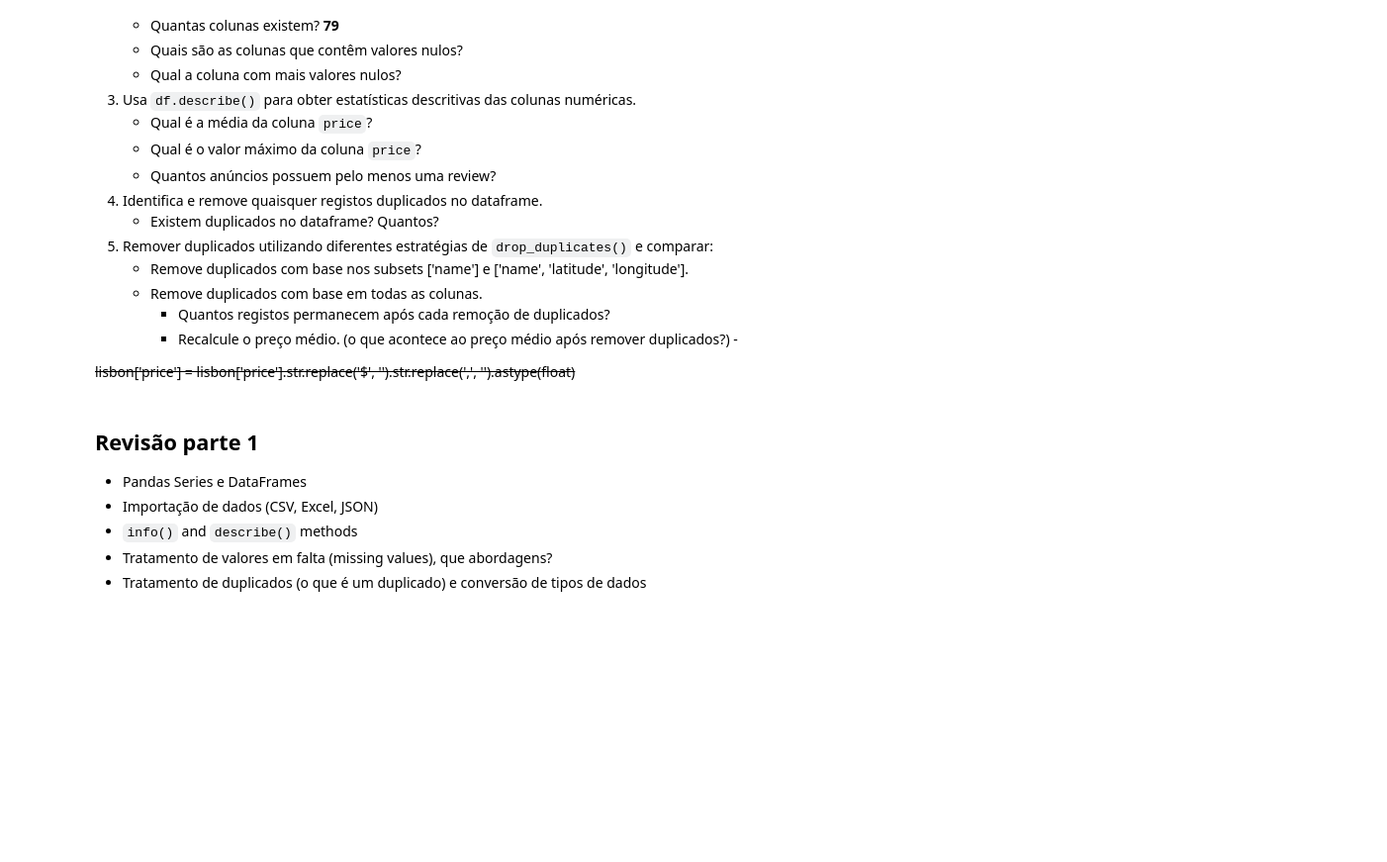
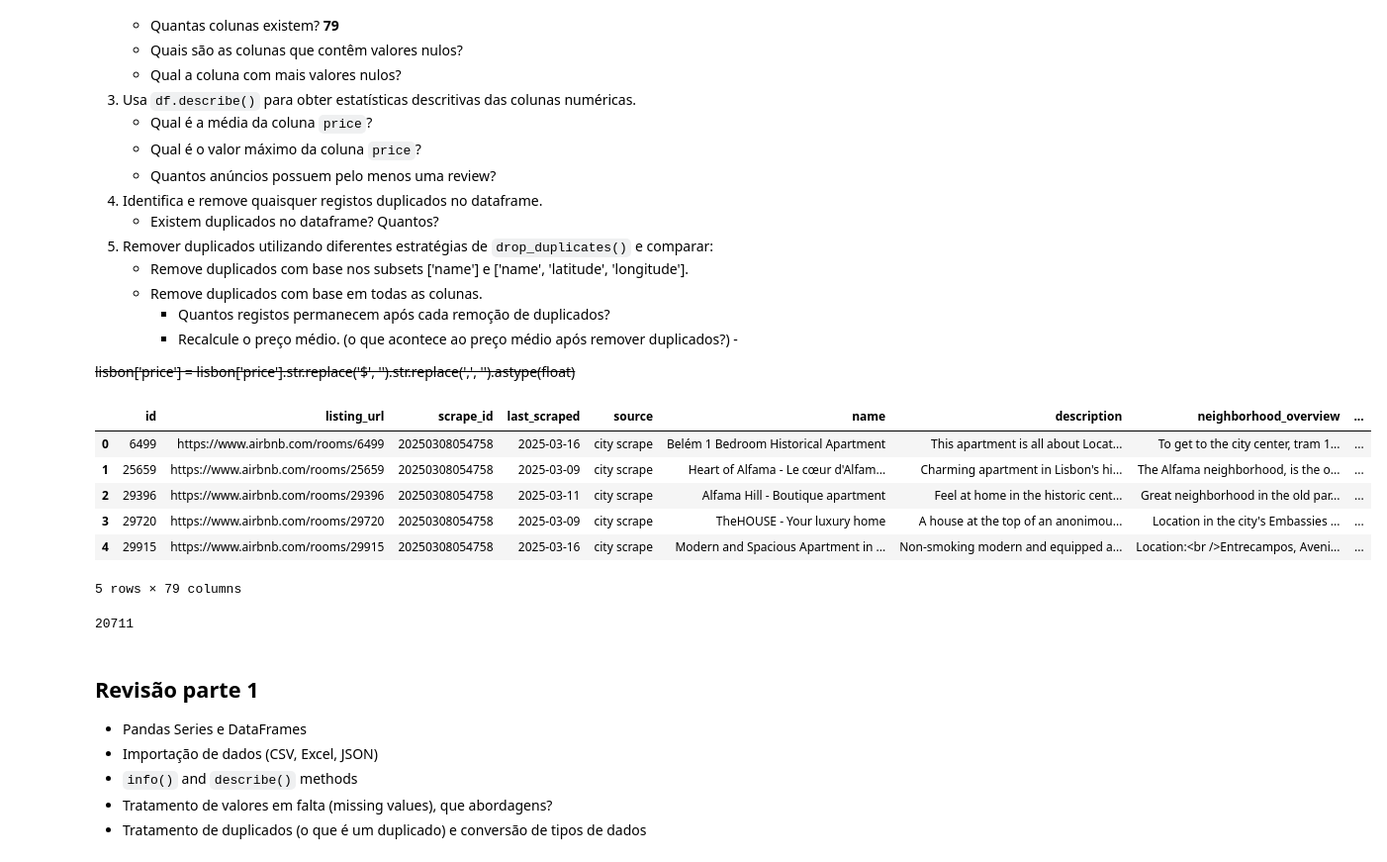
Before and after one commit to zuilpirola/EDA, a Jupyter notebook: Practical/Week2-n/pandas_review_student.ipynb, the cells around one changed output. Shown at 99% size. Saved outputs shown, nothing was run; the diff lists cells and outputs as text; code cells hidden in the pictures; blank space fills up the shorter version.

```diff
--- a/Practical/Week2/pandas_review_student.ipynb
+++ b/Practical/Week2-n/pandas_review_student.ipynb
@@ -898,6 +888,21 @@ None
                 -
 
 ~~lisbon['price'] = lisbon['price'].str.replace('$', '').str.replace(',', '').astype(float)~~
+# %%
+lisbon =  titanic = pd.read_csv("../../00_Datasets/lisbon.csv")
+lisbon.head()
+# %% [output]
+|  | id | listing_url | scrape_id | last_scraped | source | name | description | neighborhood_overview | ... |
+| 0 | 6499 | https://www.airbnb.com/rooms/6499 | 20250308054758 | 2025-03-16 | city scrape | Belém 1 Bedroom Historical Apartment | This apartment is all about Locat... | To get to the city center, tram 1... | ... |
+| 1 | 25659 | https://www.airbnb.com/rooms/25659 | 20250308054758 | 2025-03-09 | city scrape | Heart of Alfama - Le cœur d'Alfam... | Charming apartment in Lisbon's hi... | The Alfama neighborhood, is the o... | ... |
+| 2 | 29396 | https://www.airbnb.com/rooms/29396 | 20250308054758 | 2025-03-11 | city scrape | Alfama Hill - Boutique apartment | Feel at home in the historic cent... | Great neighborhood in the old par... | ... |
+| 3 | 29720 | https://www.airbnb.com/rooms/29720 | 20250308054758 | 2025-03-09 | city scrape | TheHOUSE - Your luxury home | A house at the top of an anonimou... | Location in the city's Embassies ... | ... |
+| 4 | 29915 | https://www.airbnb.com/rooms/29915 | 20250308054758 | 2025-03-16 | city scrape | Modern and Spacious Apartment in ... | Non-smoking modern and equipped a... | Location:<br />Entrecampos, Aveni... | ... |
+5 rows × 79 columns
+# %%
+len(lisbon[(lisbon['number_of_reviews'] >=1)&(lisbon['number_of_reviews'] >=1)])
+# %% [output]
+20711
 # %% [markdown]
 ## **Revisão parte 1**
 
```
Also changed, not shown: parts of 12 cells of this notebook, 1 other file.
